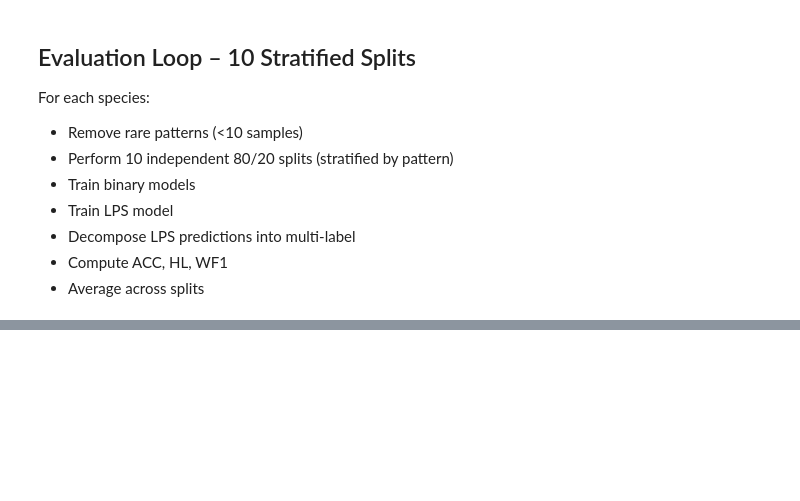
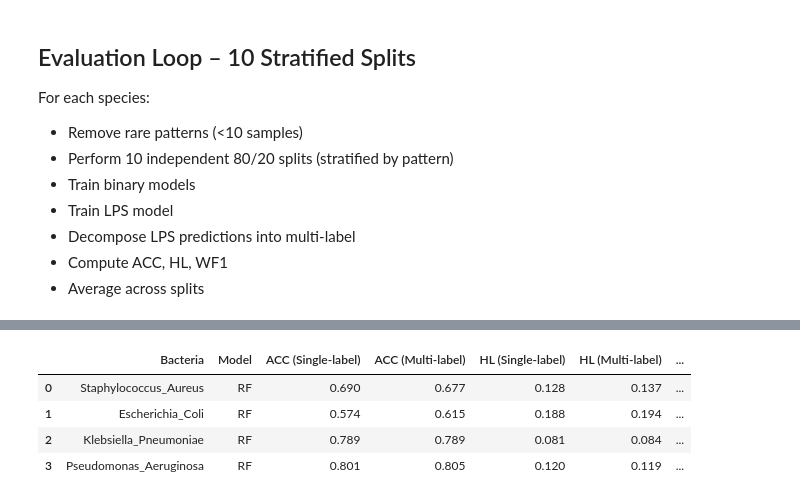
Before and after one commit to elenagasl/MALDI_TOF_Semisupervised_Learning, a Jupyter notebook: src/benchmark_rf_predictions.ipynb, the cells around one changed output, grey strips where cells are left out. Cells and saved outputs as stored; diff of their text form; code cells hidden in the pictures; blank space fills up the shorter version.

```diff
--- a/src/benchmark_rf_predictions.ipynb
+++ b/src/benchmark_rf_predictions.ipynb
@@ -250,0 +270,32 @@ Seed 1 done in 49.45 sec
+# %%
+import pandas as pd
+
+rows = []
+
+for species, metrics in results.items():
+    acc_bin, hl_bin, wf1_bin = metrics["binary_mean"]
+    acc_lps, hl_lps, wf1_lps = metrics["lps_mean"]
+
+    rows.append({
+        "Bacteria": species,
+        "Model": "RF",
+        "ACC (Single-label)": acc_bin,
+        "ACC (Multi-label)": acc_lps,
+        "HL (Single-label)": hl_bin,
+        "HL (Multi-label)": hl_lps,
+        "WF1 (Single-label)": wf1_bin,
+        "WF1 (Multi-label)": wf1_lps,
+    })
+
+df_results = pd.DataFrame(rows)
+
+# Formato tipo paper (3 decimales)
+df_results = df_results.round(3)
+
+df_results
+# %% [output]
+|  | Bacteria | Model | ACC (Single-label) | ACC (Multi-label) | HL (Single-label) | HL (Multi-label) | ... |
+| 0 | Staphylococcus_Aureus | RF | 0.690 | 0.677 | 0.128 | 0.137 | ... |
+| 1 | Escherichia_Coli | RF | 0.574 | 0.615 | 0.188 | 0.194 | ... |
+| 2 | Klebsiella_Pneumoniae | RF | 0.789 | 0.789 | 0.081 | 0.084 | ... |
+| 3 | Pseudomonas_Aeruginosa | RF | 0.801 | 0.805 | 0.120 | 0.119 | ... |
```
Also changed, not shown: parts of 4 cells of this notebook, 1 other file.
